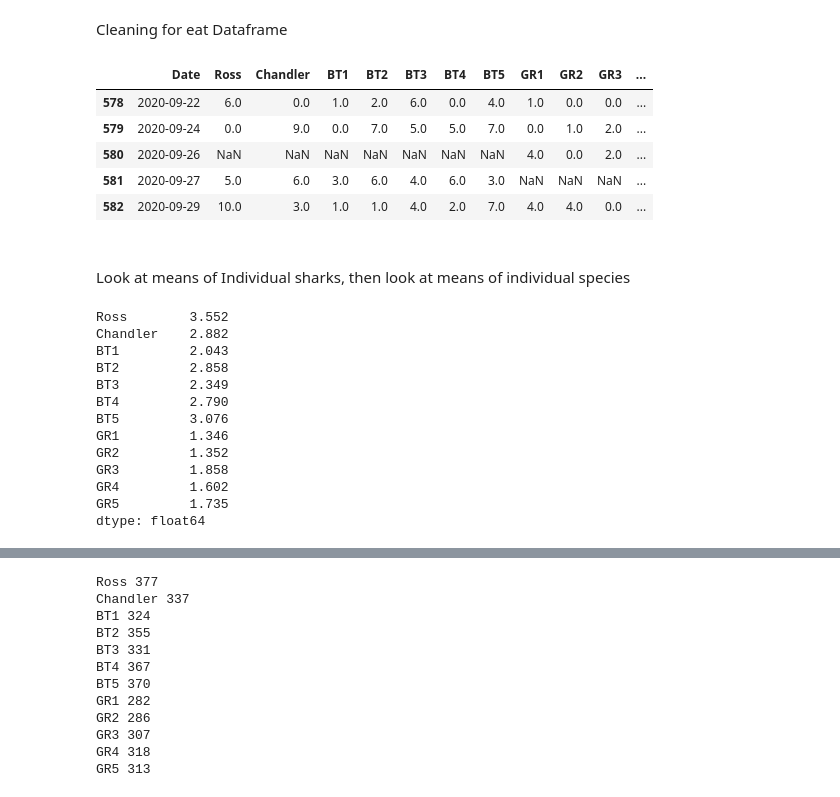
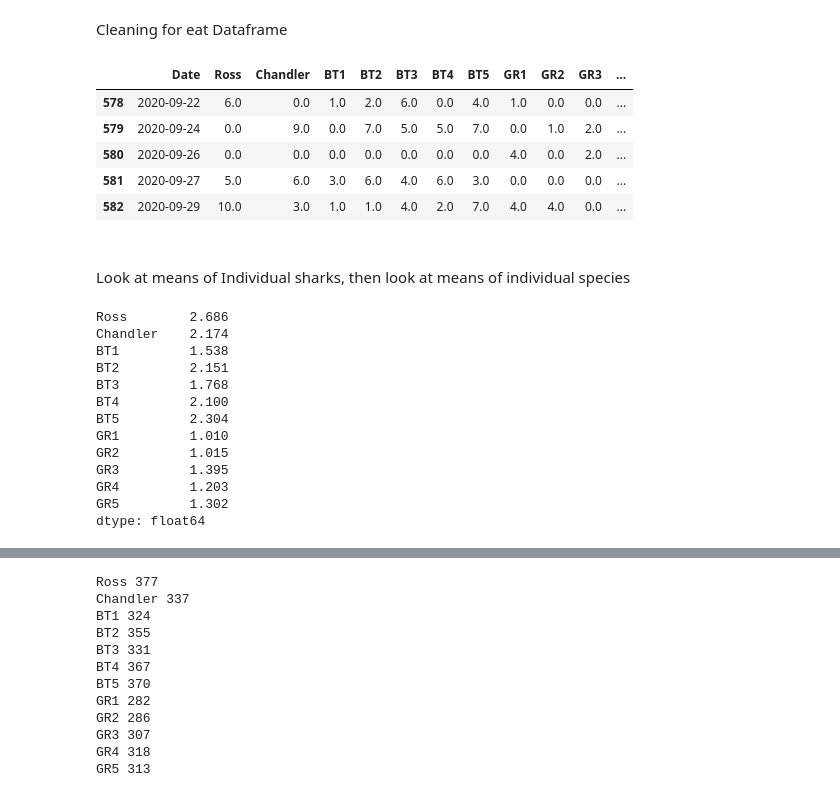
Before and after one commit to Data-Science-in-Business-Fall-2020/final-project-danny_brady_michael, a Jupyter notebook: Final_Project_Code.ipynb, the cells around one changed output, grey strips where cells are left out. Saved outputs shown, nothing was run; the diff lists cells and outputs as text; code cells hidden in the pictures.

```diff
--- a/Final_Project_Code.ipynb
+++ b/Final_Project_Code.ipynb
@@ -13,20 +13,22 @@ Cleaning for eat Dataframe
 # %%
 eat = eat.iloc[1:,:-1]
 eat.rename(columns = {"Unnamed: 14":'Etc. Comments', "Pieces Eaten": "Date"}, inplace = True)
 
 #get rid of null values at end of dataset
 eat = eat.head(582)
 
 # Change date to just date format, not datetime
 eat['Date'] = pd.to_datetime(eat['Date']).dt.date
 
+eat.fillna(0, inplace = True)
+
 eat.tail()
 # %% [output]
 |  | Date | Ross | Chandler | BT1 | BT2 | BT3 | BT4 | BT5 | GR1 | GR2 | GR3 | ... |
 | 578 | 2020-09-22 | 6.0 | 0.0 | 1.0 | 2.0 | 6.0 | 0.0 | 4.0 | 1.0 | 0.0 | 0.0 | ... |
 | 579 | 2020-09-24 | 0.0 | 9.0 | 0.0 | 7.0 | 5.0 | 5.0 | 7.0 | 0.0 | 1.0 | 2.0 | ... |
-| 580 | 2020-09-26 | NaN | NaN | NaN | NaN | NaN | NaN | NaN | 4.0 | 0.0 | 2.0 | ... |
-| 581 | 2020-09-27 | 5.0 | 6.0 | 3.0 | 6.0 | 4.0 | 6.0 | 3.0 | NaN | NaN | NaN | ... |
+| 580 | 2020-09-26 | 0.0 | 0.0 | 0.0 | 0.0 | 0.0 | 0.0 | 0.0 | 4.0 | 0.0 | 2.0 | ... |
+| 581 | 2020-09-27 | 5.0 | 6.0 | 3.0 | 6.0 | 4.0 | 6.0 | 3.0 | 0.0 | 0.0 | 0.0 | ... |
 | 582 | 2020-09-29 | 10.0 | 3.0 | 1.0 | 1.0 | 4.0 | 2.0 | 7.0 | 4.0 | 4.0 | 0.0 | ... |
 # %% [markdown]
 #
@@ -37,18 +39,18 @@ All_Sharks = eat[['Ross', 'Chandler','BT1','BT2','BT3','BT4','BT5','GR1','GR2','
 All_mean = round(All_Sharks.mean(), 3)
 All_mean
 # %% [output]
-Ross        3.552
-Chandler    2.882
-BT1         2.043
-BT2         2.858
-BT3         2.349
-BT4         2.790
-BT5         3.076
-GR1         1.346
-GR2         1.352
-GR3         1.858
-GR4         1.602
-GR5         1.735
+Ross        2.686
+Chandler    2.174
+BT1         1.538
+BT2         2.151
+BT3         1.768
+BT4         2.100
+BT5         2.304
+GR1         1.010
+GR2         1.015
+GR3         1.395
+GR4         1.203
+GR5         1.302
 dtype: float64
 # %%
 # Graph Mean Number of Fish Eaten For Each Shark
```
Also changed, not shown: parts of 11 cells of this notebook.
